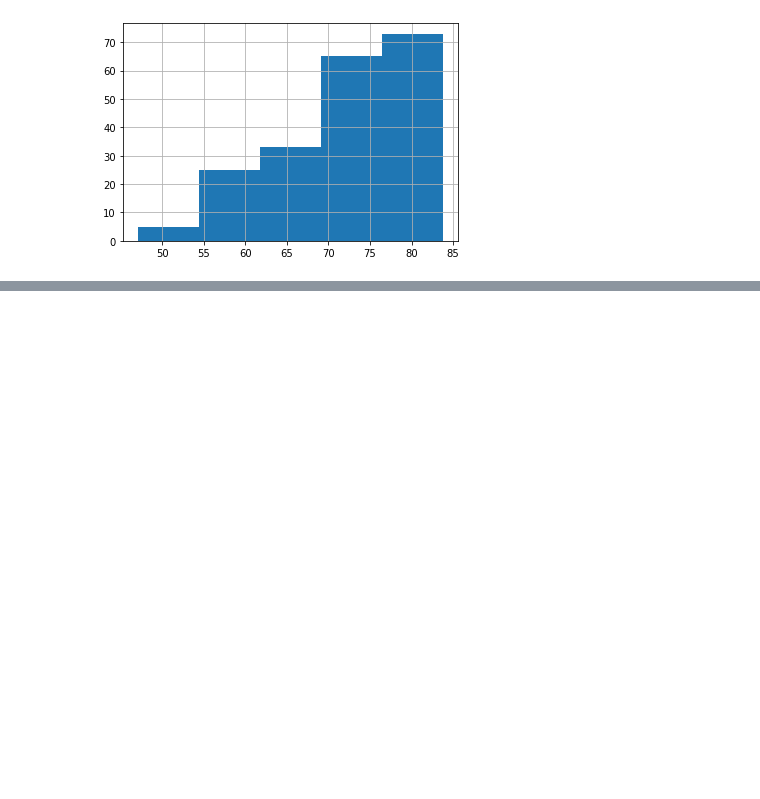
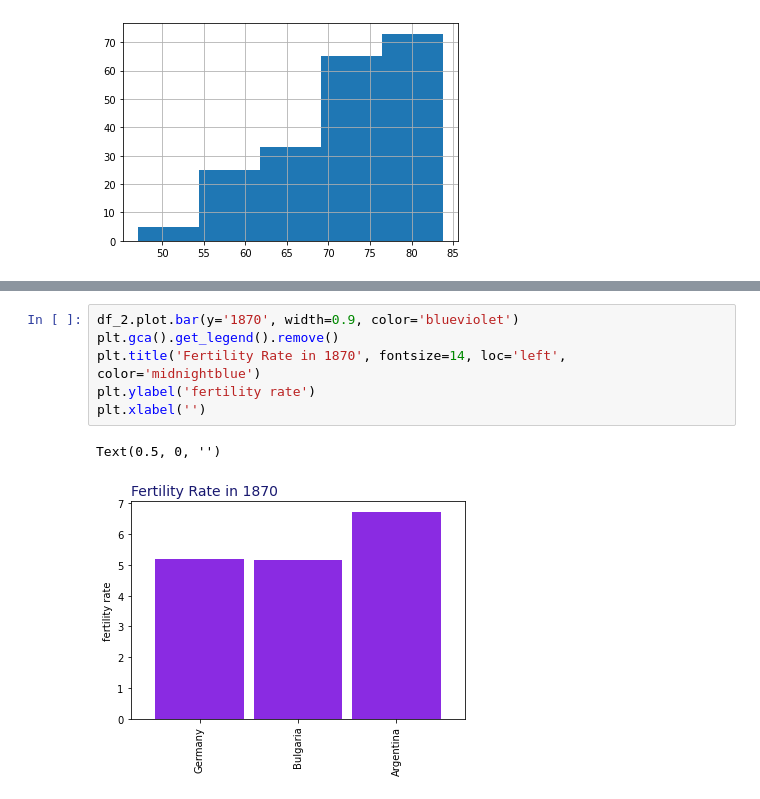
Before and after one commit to zabokaa/portfolio_data_science, a Jupyter notebook: week1/proy_1.ipynb, the cells around one changed output, grey strips where cells are left out. Drawn from its saved outputs; the diff is of its cells as text; blank space fills up the shorter version.

```diff
--- a/week1/proy_1.ipynb
+++ b/week1/proy_1.ipynb
@@ -77,0 +116,9 @@ Text(0, 0.5, 'frequency')
+# %%
+df_2.plot.bar(y='1870', width=0.9, color='blueviolet')
+plt.gca().get_legend().remove()
+plt.title('Fertility Rate in 1870', fontsize=14, loc='left', color='midnightblue')
+plt.ylabel('fertility rate')
+plt.xlabel('')
+# %% [output]
+Text(0.5, 0, '')
+[figure, added]
```
Also changed, not shown: parts of 10 cells of this notebook.
